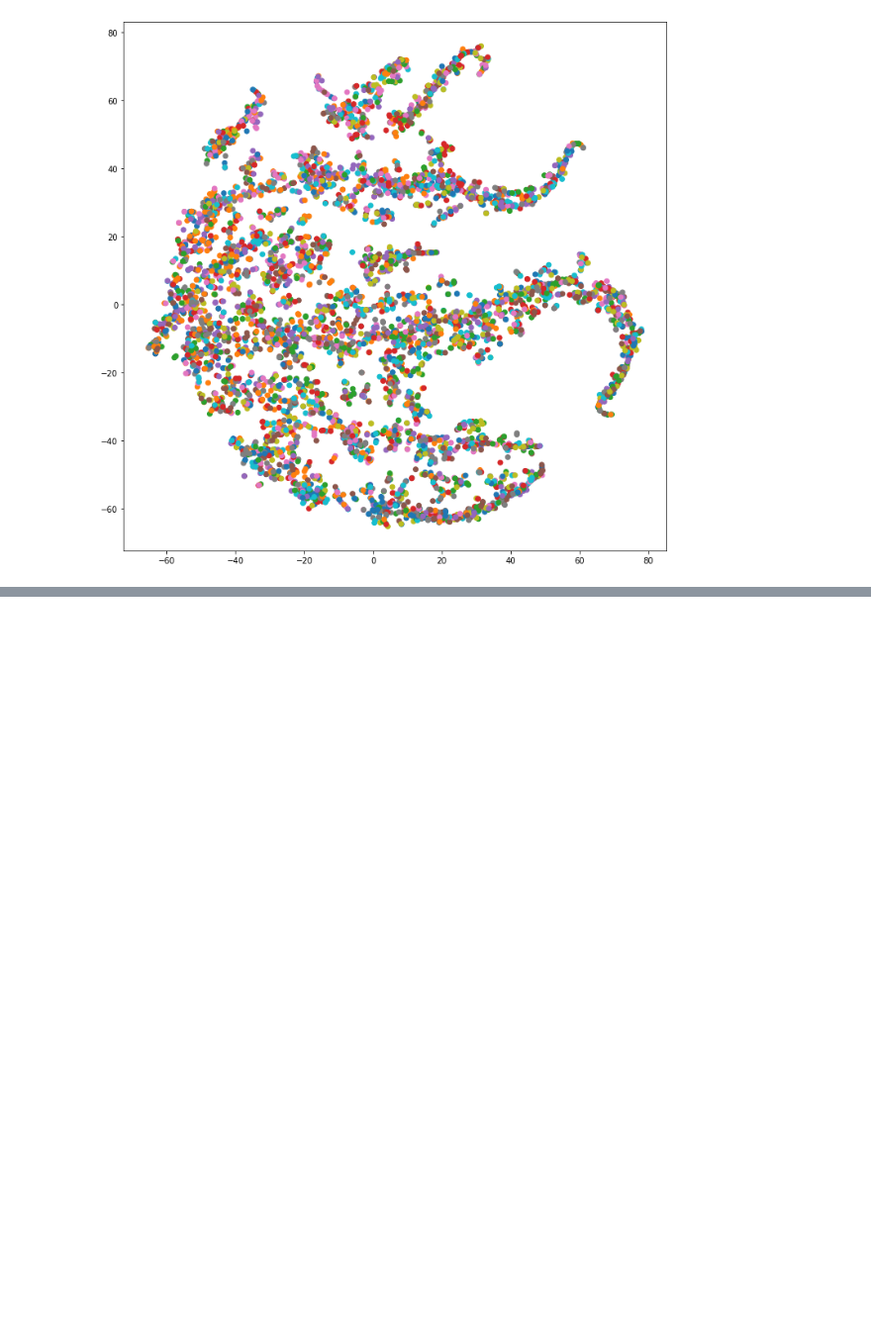
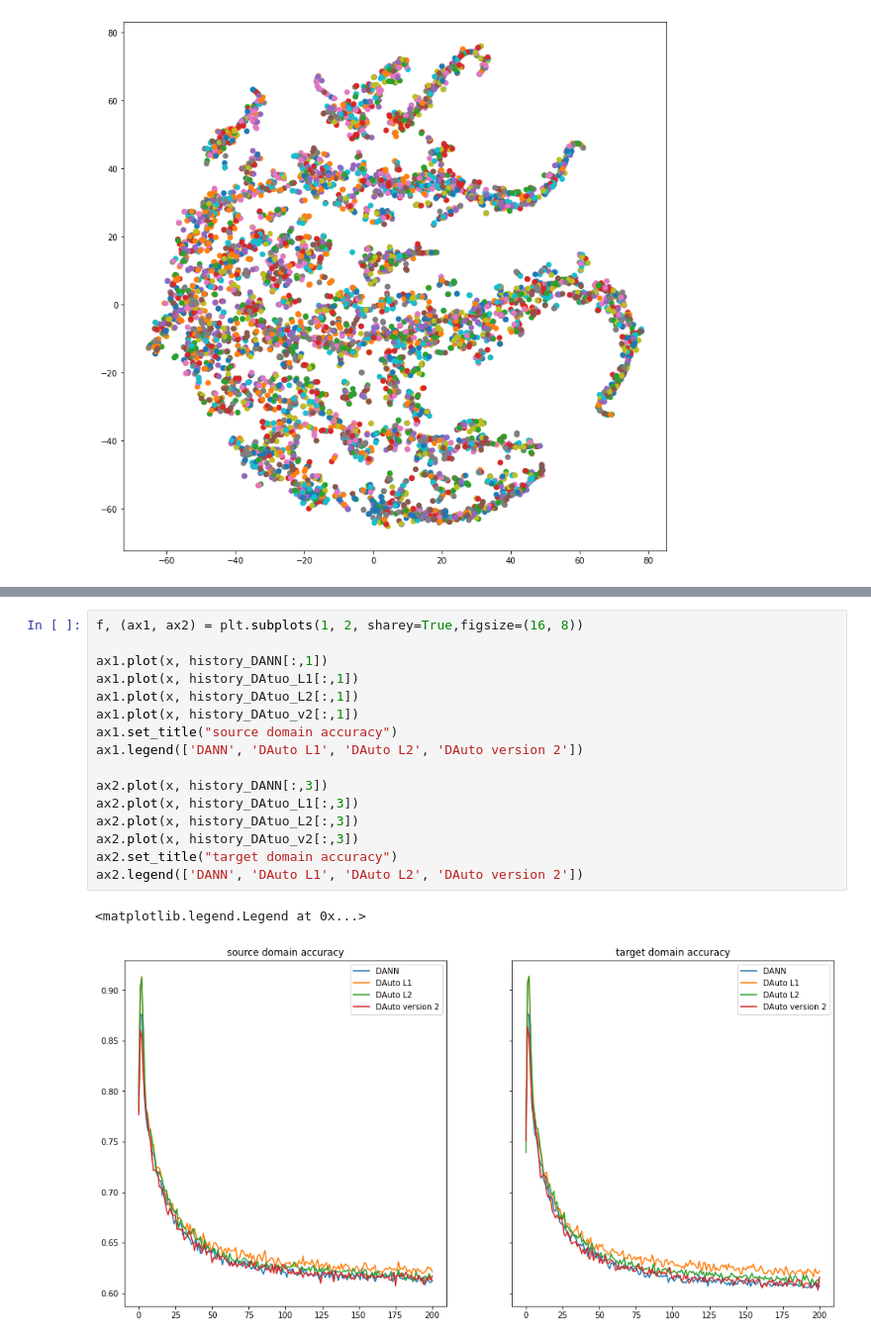
Before and after one commit to bochendong/unsupervised_domain_adaptation, a Jupyter notebook: dann_auto_encoder.ipynb, the cells around one changed output, grey strips where cells are left out. Shown at 99% size. Saved outputs shown, nothing was run; the diff lists cells and outputs as text; blank space fills up the shorter version.

```diff
--- a/dann_auto_encoder.ipynb
+++ b/dann_auto_encoder.ipynb
@@ -631,0 +659,19 @@ data_visualization.plot_info(target_tranformed_data, target_label, 2)
+# %%
+f, (ax1, ax2) = plt.subplots(1, 2, sharey=True,figsize=(16, 8))
+
+ax1.plot(x, history_DANN[:,1])
+ax1.plot(x, history_DAtuo_L1[:,1])
+ax1.plot(x, history_DAtuo_L2[:,1])
+ax1.plot(x, history_DAtuo_v2[:,1])
+ax1.set_title("source domain accuracy")
+ax1.legend(['DANN', 'DAuto L1', 'DAuto L2', 'DAuto version 2'])
+
+ax2.plot(x, history_DANN[:,3])
+ax2.plot(x, history_DAtuo_L1[:,3])
+ax2.plot(x, history_DAtuo_L2[:,3])
+ax2.plot(x, history_DAtuo_v2[:,3])
+ax2.set_title("target domain accuracy")
+ax2.legend(['DANN', 'DAuto L1', 'DAuto L2', 'DAuto version 2'])
+# %% [output]
+<matplotlib.legend.Legend at 0x...>
+[figure, added]
```
Also changed, not shown: parts of 3 cells of this notebook.
